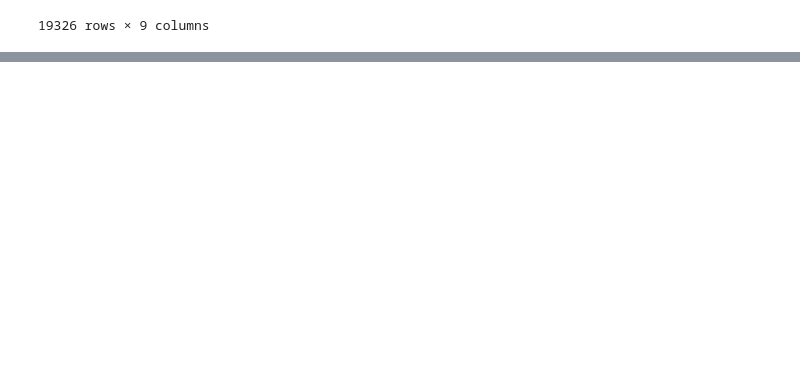
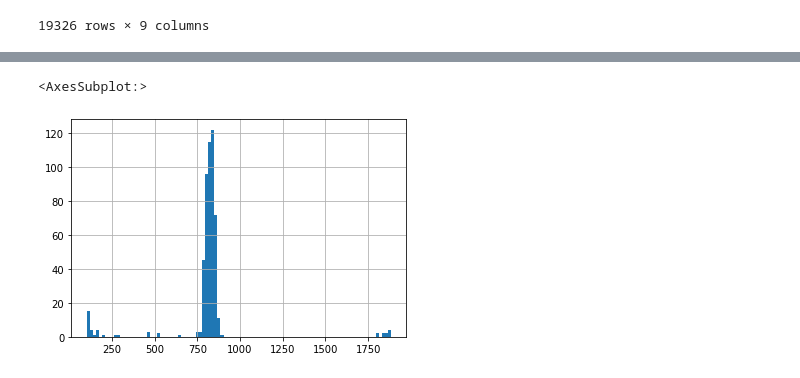
Before and after one commit to severine-baudry/capstone_data_engineer, a Jupyter notebook: US_weather_explore_measurements.ipynb, the cells around one changed output, grey strips where cells are left out. Drawn from its saved outputs; the diff is of its cells as text; code cells hidden in the pictures; blank space fills up the shorter version.

```diff
--- a/US_weather_explore_measurements.ipynb
+++ b/US_weather_explore_measurements.ipynb
@@ -309,0 +341,5 @@ toto
+# %%
+dfmi_closest_stations["distance"].where(dfmi_closest_stations["distance"]>100).hist(bins = 100)
+# %% [output]
+<AxesSubplot:>
+[figure, added]
```
Also changed, not shown: parts of 24 cells of this notebook.
